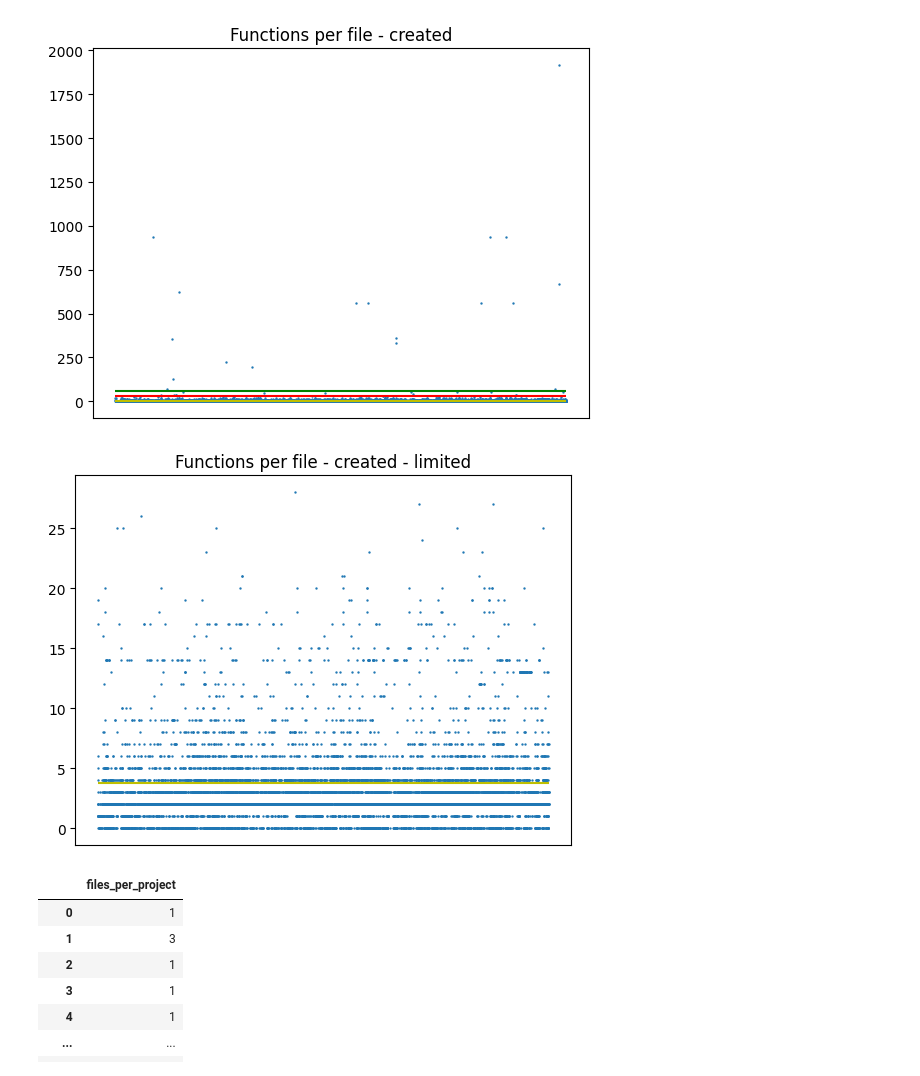
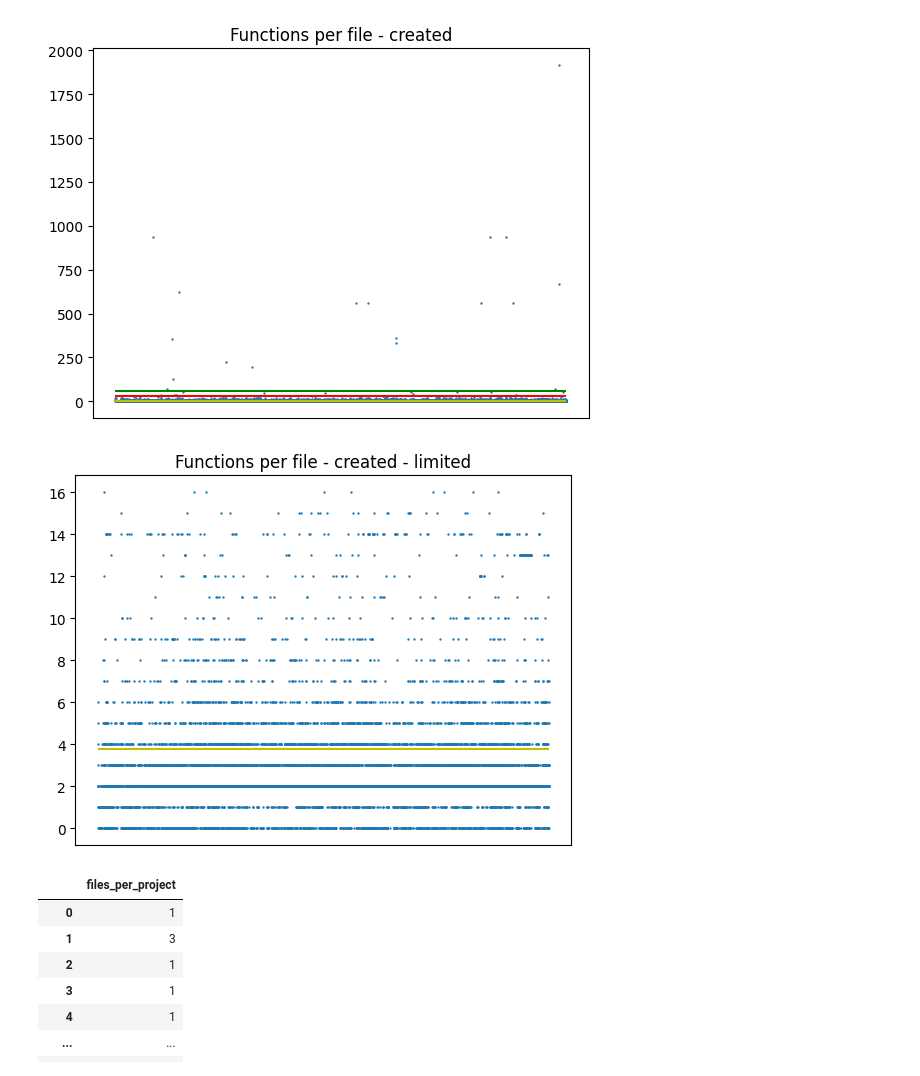
Before and after one commit to shantifabri/thesis-creative-coding, a Jupyter notebook: Jupyters/stats.ipynb, the cells around one changed output. Drawn from its saved outputs; the diff is of its cells as text; code cells hidden in the pictures.

```diff
--- a/Jupyters/stats.ipynb
+++ b/Jupyters/stats.ipynb
@@ -198,9 +198,9 @@ scatter_plot(df_funcs_per_file_created, 'funcs_per_file', "Functions per file -
 # %% [output]
 [figure]
 # %%
-scatter_plot_top_limit(df_funcs_per_file_created, 'funcs_per_file', "Functions per file - created - limited", limit=round(df_funcs_per_file_created["funcs_per_file"].quantile(0.75) + df_funcs_per_file_created["funcs_per_file"].std()))
+scatter_plot_top_limit(df_funcs_per_file_created, 'funcs_per_file', "Functions per file - created - limited", limit=round(df_funcs_per_file_created["funcs_per_file"].quantile(0.99)))
 # %% [output]
-[figure, old version]
+[figure, new version]
 # %%
 df_files_per_project_created = pd.DataFrame(counter_created['files_per_project'], columns=["files_per_project"])
 df_files_per_project_created
```
Also changed, not shown: parts of 7 cells of this notebook.
